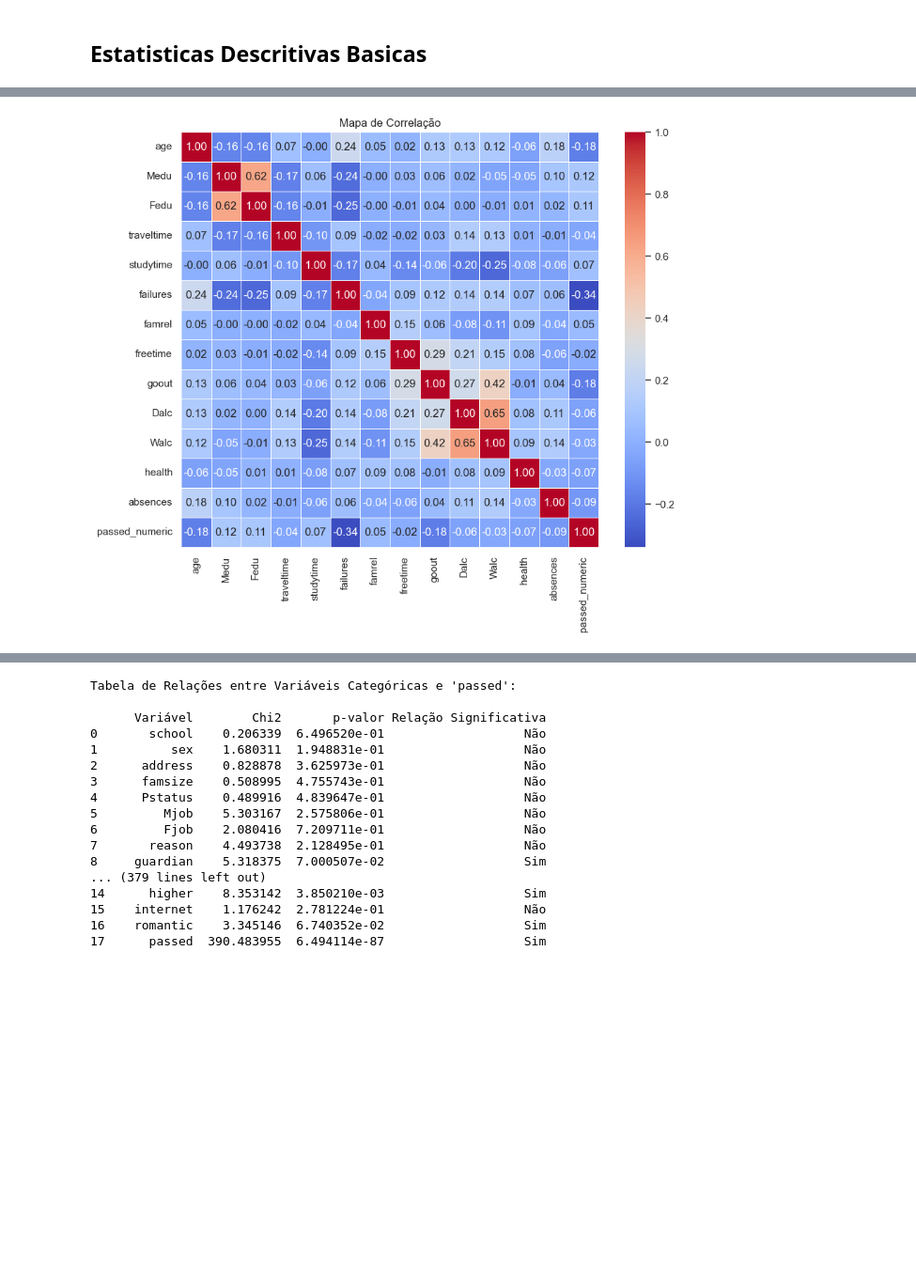
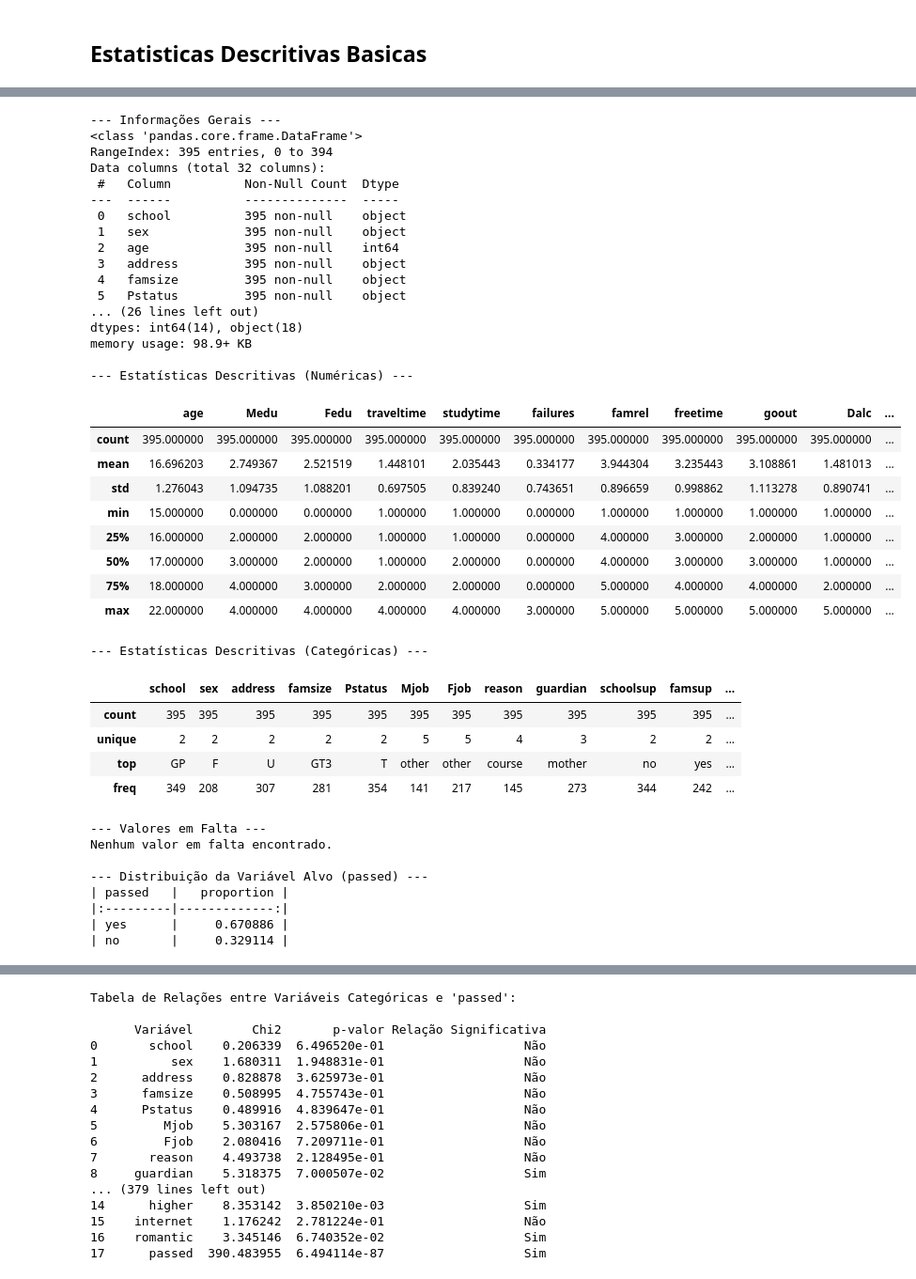
Before and after one commit to bsoeiro5/TP2, a Jupyter notebook: codigo/main.ipynb, the cells around one changed output, grey strips where cells are left out. Shown at 94% size. Drawn from its saved outputs; the diff is of its cells as text; code cells hidden in the pictures; blank space fills up the shorter version.

```diff
--- a/codigo/main.ipynb
+++ b/codigo/main.ipynb
@@ -143,11 +100,65 @@ passed_numeric   0.670886      1.0       0.470487   -0.730118  -1.474418
-# %%
-# Calcula a correlação entre as variáveis numéricas e a feature 'passed'
-correlation_matrix = numeric_df.corr()
-
-# Faz um mapa de calor para visualizar as correlações
-plt.figure(figsize=(10, 8))
-sns.heatmap(correlation_matrix, annot=True, cmap='coolwarm', fmt=".2f", linewidths=0.5)
-plt.title('Mapa de Correlação')
-plt.show()
-# %% [output]
-[figure, removed]
+# %%
+# Informações gerais sobre o dataset
+print('\n--- Informações Gerais ---')
+df.info()
+
+# Estatísticas descritivas para colunas numéricas
+print('\n--- Estatísticas Descritivas (Numéricas) ---')
+display(df.describe(include=np.number))
+
+# Estatísticas descritivas para colunas categóricas
+print('\n--- Estatísticas Descritivas (Categóricas) ---')
+display(df.describe(include='object'))
+
+# Contagem de valores em falta por coluna
+print('\n--- Valores em Falta ---')
+missing_values = df.isnull().sum()
+print(missing_values[missing_values > 0].to_markdown() if missing_values.sum() > 0 else 'Nenhum valor em falta encontrado.')
+
+# Distribuição da variável alvo 'passed'
+print('\n--- Distribuição da Variável Alvo (passed) ---')
+fig = px.pie(df, names='passed', title='Distribuição da Variável Alvo (passed)',
+             color_discrete_sequence=px.colors.sequential.Viridis)
+fig.show()
+print(df['passed'].value_counts(normalize=True).to_markdown())
+# %% [output]
+--- Informações Gerais ---
+<class 'pandas.core.frame.DataFrame'>
+RangeIndex: 395 entries, 0 to 394
+Data columns (total 32 columns):
+ #   Column          Non-Null Count  Dtype
+---  ------          --------------  -----
+ 0   school          395 non-null    object
+ 1   sex             395 non-null    object
+ 2   age             395 non-null    int64
+ 3   address         395 non-null    object
+ 4   famsize         395 non-null    object
+ 5   Pstatus         395 non-null    object
+... (26 lines left out)
+dtypes: int64(14), object(18)
+memory usage: 98.9+ KB
+
+--- Estatísticas Descritivas (Numéricas) ---
+|  | age | Medu | Fedu | traveltime | studytime | failures | famrel | freetime | goout | Dalc | ... |
+| count | 395.000000 | 395.000000 | 395.000000 | 395.000000 | 395.000000 | 395.000000 | 395.000000 | 395.000000 | 395.000000 | 395.000000 | ... |
+| mean | 16.696203 | 2.749367 | 2.521519 | 1.448101 | 2.035443 | 0.334177 | 3.944304 | 3.235443 | 3.108861 | 1.481013 | ... |
+| std | 1.276043 | 1.094735 | 1.088201 | 0.697505 | 0.839240 | 0.743651 | 0.896659 | 0.998862 | 1.113278 | 0.890741 | ... |
+| min | 15.000000 | 0.000000 | 0.000000 | 1.000000 | 1.000000 | 0.000000 | 1.000000 | 1.000000 | 1.000000 | 1.000000 | ... |
+| 25% | 16.000000 | 2.000000 | 2.000000 | 1.000000 | 1.000000 | 0.000000 | 4.000000 | 3.000000 | 2.000000 | 1.000000 | ... |
+| 50% | 17.000000 | 3.000000 | 2.000000 | 1.000000 | 2.000000 | 0.000000 | 4.000000 | 3.000000 | 3.000000 | 1.000000 | ... |
+| 75% | 18.000000 | 4.000000 | 3.000000 | 2.000000 | 2.000000 | 0.000000 | 5.000000 | 4.000000 | 4.000000 | 2.000000 | ... |
+| max | 22.000000 | 4.000000 | 4.000000 | 4.000000 | 4.000000 | 3.000000 | 5.000000 | 5.000000 | 5.000000 | 5.000000 | ... |
+--- Estatísticas Descritivas (Categóricas) ---
+|  | school | sex | address | famsize | Pstatus | Mjob | Fjob | reason | guardian | schoolsup | famsup | ... |
+| count | 395 | 395 | 395 | 395 | 395 | 395 | 395 | 395 | 395 | 395 | 395 | ... |
+| unique | 2 | 2 | 2 | 2 | 2 | 5 | 5 | 4 | 3 | 2 | 2 | ... |
+| top | GP | F | U | GT3 | T | other | other | course | mother | no | yes | ... |
+| freq | 349 | 208 | 307 | 281 | 354 | 141 | 217 | 145 | 273 | 344 | 242 | ... |
+--- Valores em Falta ---
+Nenhum valor em falta encontrado.
+
+--- Distribuição da Variável Alvo (passed) ---
+| passed   |   proportion |
+|:---------|-------------:|
+| yes      |     0.670886 |
+| no       |     0.329114 |
```
Also changed, not shown: parts of 14 cells of this notebook.
